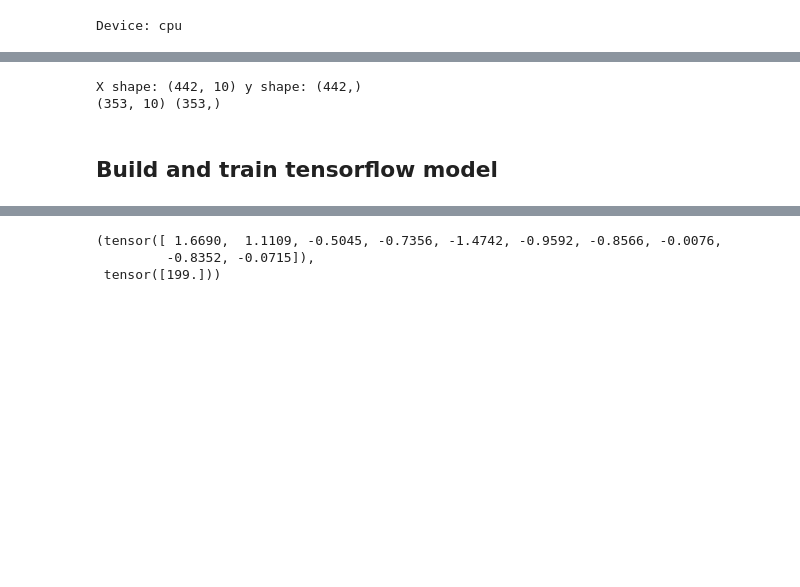
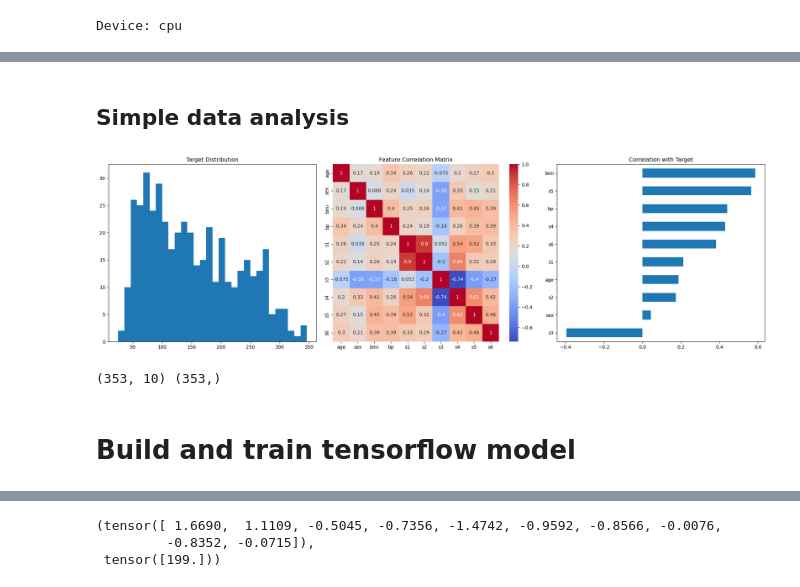
Before and after one commit to stellach24/MLPyExamples, a Jupyter notebook: Regression with keras-tf vs pytorch.ipynb, the cells around one changed output, grey strips where cells are left out. Cells and saved outputs as stored; diff of their text form; code cells hidden in the pictures; blank space fills up the shorter version.

```diff
--- a/Regression with keras-tf vs pytorch.ipynb
+++ b/Regression with keras-tf vs pytorch.ipynb
@@ -30,0 +48,12 @@ Device: cpu
+# %%
+# Load data
+X, y = load_diabetes(return_X_y=True)   # X: (442, 10), y: (442,)
+print("X shape:", X.shape, "y shape:", y.shape)
+diabetes = load_diabetes()
+Xpd = pd.DataFrame(diabetes.data, columns=diabetes.feature_names)
+ypd = pd.Series(diabetes.target, name="target")
+
+print("Xpd shape:", Xpd.shape)
+print("ypd shape:", ypd.shape)
+
+display(Xpd)
@@ -31,10 +77,27 @@ Device: cpu
+# %% [markdown]
+## Simple data analysis
+# %%
+corr_target = Xpd.corrwith(ypd).sort_values()
+
+fig, axes = plt.subplots(1, 3, figsize=(20,6))
+
+# Histogram
+axes[0].hist(ypd, bins=30)
+axes[0].set_title("Target Distribution")
+
+# Heatmap
+sns.heatmap(Xpd.corr(), annot=True, cmap="coolwarm", ax=axes[1])
+axes[1].set_title("Feature Correlation Matrix")
+
+# Correlation with target (bar plot)
+corr_target.plot(kind="barh", ax=axes[2])
+axes[2].set_title("Correlation with Target")
+
+plt.tight_layout()
+plt.show()
+# %% [output]
+[figure, added]
 # %%
-
-
-# Load data
-X, y = load_diabetes(return_X_y=True)   # X: (442, 10), y: (442,)
-print("X shape:", X.shape, "y shape:", y.shape)
-
 # Train/test split
 X_train_np, X_test_np, y_train_np, y_test_np = train_test_split(
     X, y, test_size=0.2, random_state=5
@@ -47,10 +110,9 @@ X_test_np = scaler.transform(X_test_np)
 
 print(X_train_np.shape, y_train_np.shape)
 # %% [output]
-X shape: (442, 10) y shape: (442,)
 (353, 10) (353,)
 # %% [markdown]
-## Build and train tensorflow model
+# Build and train tensorflow model
 # %%
 keras_model = keras.Sequential([
     layers.Input(shape=(X_train_np.shape[1],)),
```
Also changed, not shown: parts of 15 cells of this notebook.
